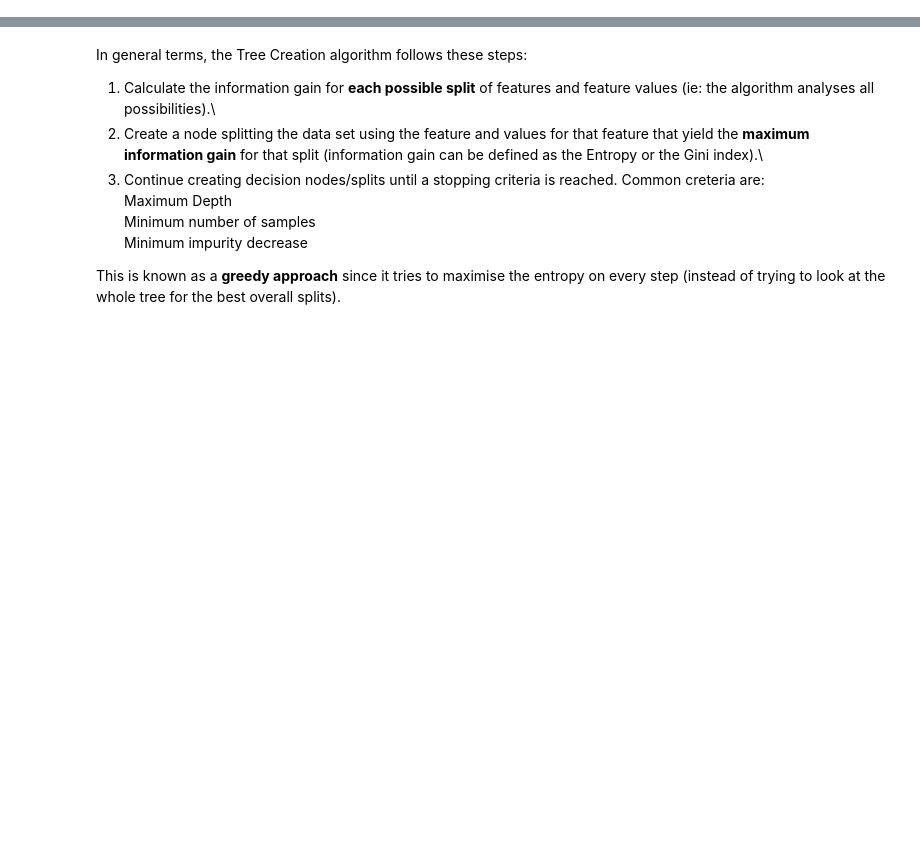
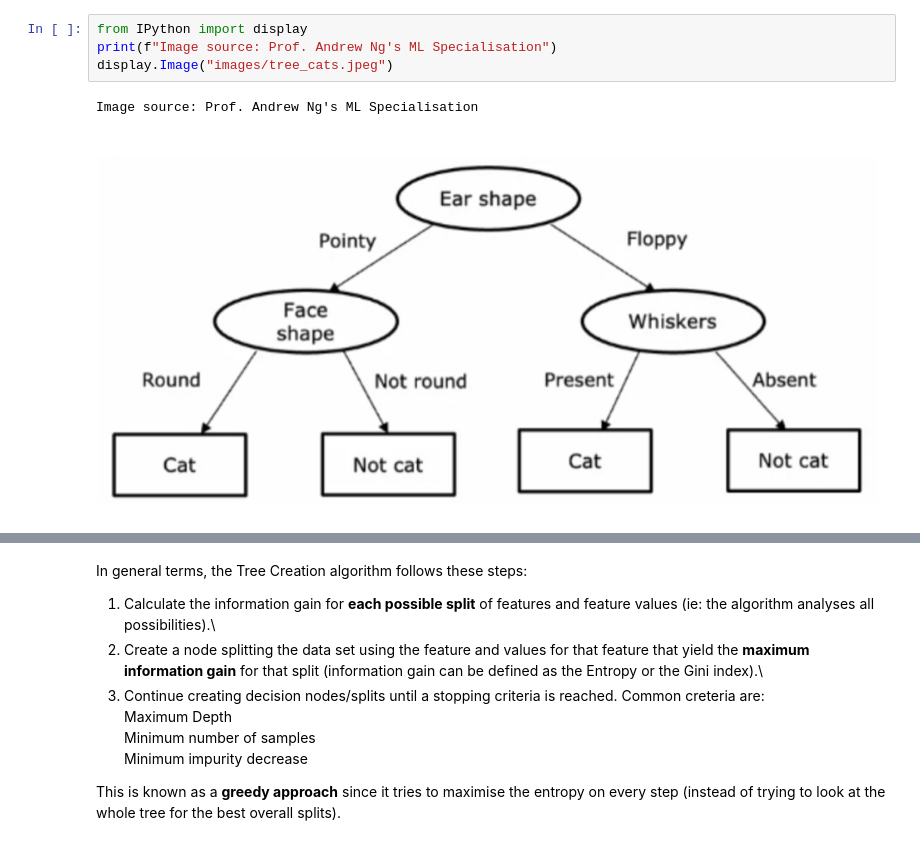
Before and after one commit to CrisNunezR/Code_experience, a Jupyter notebook: ML_code/03_Dec_Tree.ipynb, the cells around one changed output, grey strips where cells are left out. Saved outputs shown, nothing was run; the diff lists cells and outputs as text; blank space fills up the shorter version.

```diff
--- a/ML_code/03_Dec_Tree.ipynb
+++ b/ML_code/03_Dec_Tree.ipynb
@@ -0,0 +31,7 @@
+# %%
+from IPython import display
+print(f"Image source: Prof. Andrew Ng's ML Specialisation")
+display.Image("images/tree_cats.jpeg")
+# %% [output]
+Image source: Prof. Andrew Ng's ML Specialisation
+[figure, added]
```
Also changed, not shown: parts of 20 cells of this notebook, 2 other files.
